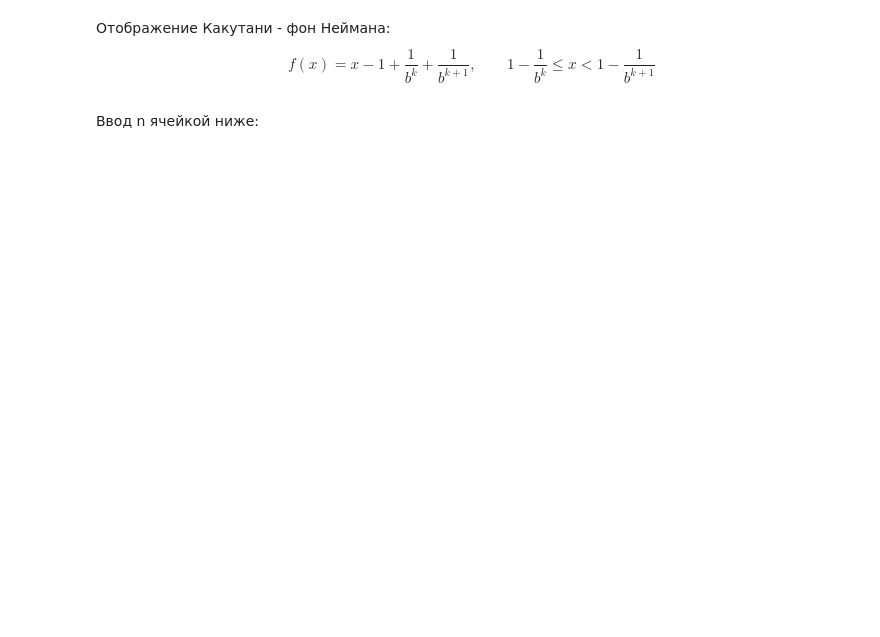
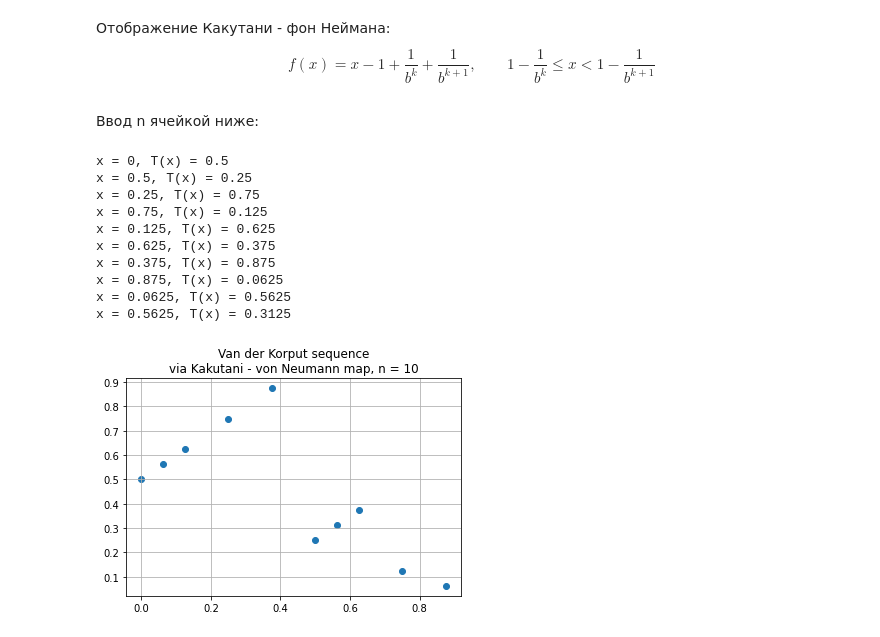
Before and after one commit to Lynxtail/Additional-chapters-of-discrete-math, a Jupyter notebook: D.ipynb, the cells around one changed output. Drawn from its saved outputs; the diff is of its cells as text; code cells hidden in the pictures; blank space fills up the shorter version.

```diff
--- a/D.ipynb
+++ b/D.ipynb
@@ -54,4 +38,29 @@ def monna(n):
 Ввод n ячейкой ниже:
 # %%
 n = int(input('n = '))
+# %%
+x = []
+y = []
+tmp = 0
+for _ in range(n):
+    x.append(tmp)
+    tmp = kakutani_von_neumann_map(tmp)
+    y.append(tmp)
+[print(f'x = {item_1}, T(x) = {item_2}') for item_1, item_2 in zip(x, y)]
+
+plt.title(f'Van der Korput sequence\nvia Kakutani - von Neumann map, n = {n}')
+plt.scatter(x, y)
+plt.grid()
+# %% [output]
+x = 0, T(x) = 0.5
+x = 0.5, T(x) = 0.25
+x = 0.25, T(x) = 0.75
+x = 0.75, T(x) = 0.125
+x = 0.125, T(x) = 0.625
+x = 0.625, T(x) = 0.375
+x = 0.375, T(x) = 0.875
+x = 0.875, T(x) = 0.0625
+x = 0.0625, T(x) = 0.5625
+x = 0.5625, T(x) = 0.3125
+[figure, added]
 # %%
```
Also changed, not shown: parts of 6 cells of this notebook.
